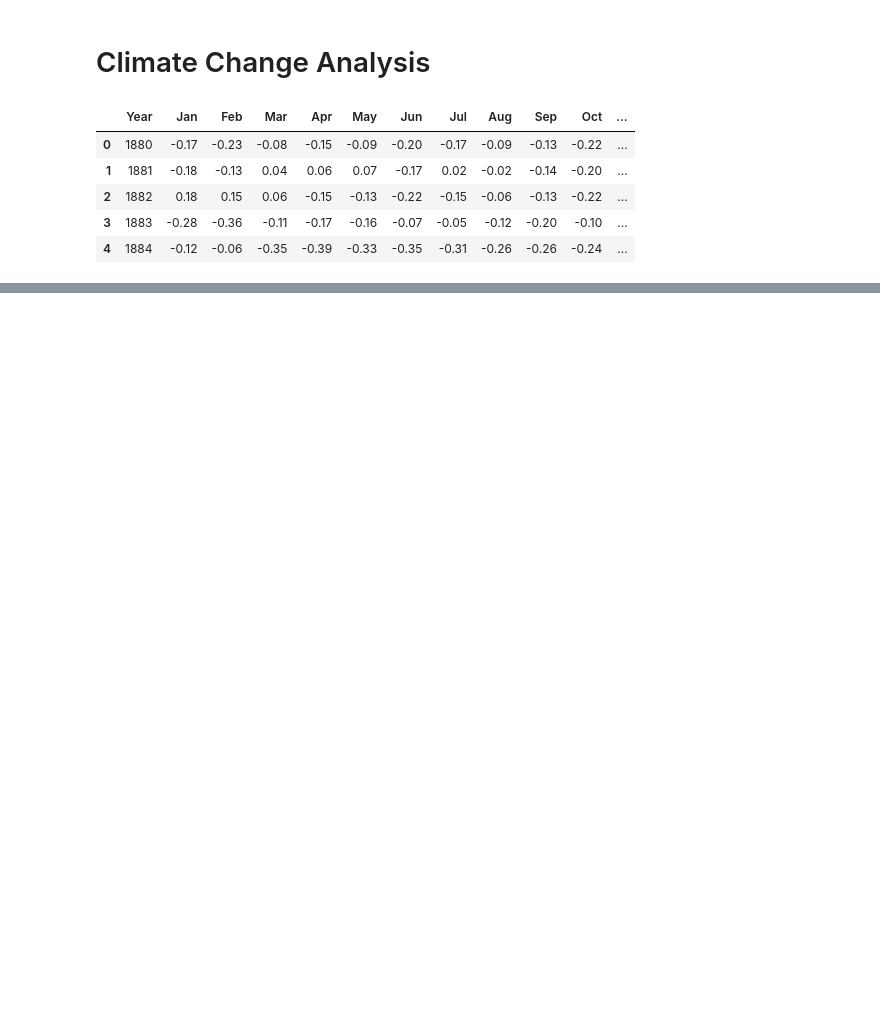
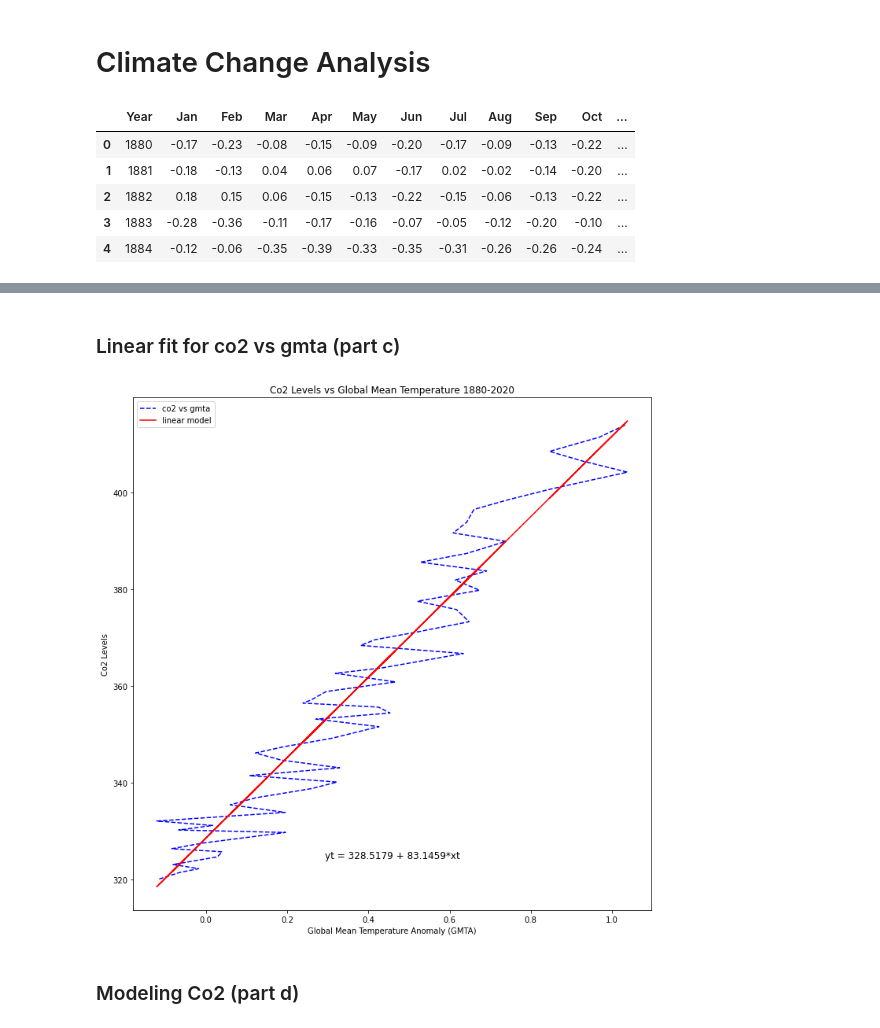
Before and after one commit to elilaird/math-projects, a Jupyter notebook: Climate Change/Climate Change Analysis.ipynb, the cells around one changed output, grey strips where cells are left out. Cells and saved outputs as stored; diff of their text form; code cells hidden in the pictures; blank space fills up the shorter version.

```diff
--- a/Climate Change/Climate Change Analysis.ipynb
+++ b/Climate Change/Climate Change Analysis.ipynb
@@ -31,0 +105,36 @@ monthly_c02.head()
+# %% [markdown]
+### Linear fit for co2 vs gmta (part c)
+# %%
+from scipy.optimize import curve_fit
+
+def linear(x, a, b):
+    return a + b*x
+
+gmta_1965_2020 = gmta[gmta['Year'].isin(range(1965, 2021))]
+co2_1965_2020 = co2[co2['year'].isin(range(1965, 2021))]
+
+x = np.array(gmta_1965_2020['mean'])
+y = np.array(co2_1965_2020['mean'])
+
+popt, pcov = curve_fit(linear, x, y)
+ypred = linear(x, *popt)
+
+
+#plot
+plt.figure(figsize=(10,10))
+plt.plot(x, y, 'b--', label='co2 vs gmta')
+plt.plot(x, ypred, 'r-', label='linear model')
+plt.title('Co2 Levels vs Global Mean Temperature 1880-2020')
+plt.xlabel('Global Mean Temperature Anomaly (GMTA)')
+plt.ylabel('Co2 Levels')
+plt.legend(loc='best')
+
+ytpred_string = r'yt = %1.4f + %1.4f*xt' % (popt[0],popt[1])
+plt.text(0.5, 0.1, ytpred_string, {'size':12}, horizontalalignment="center", transform=plt.gca().transAxes)
+
+plt.tight_layout()
+plt.show()
+# %% [output]
+[figure, added]
+# %% [markdown]
+### Modeling Co2 (part d)
```
Also changed, not shown: parts of 11 cells of this notebook, 1 other file.
